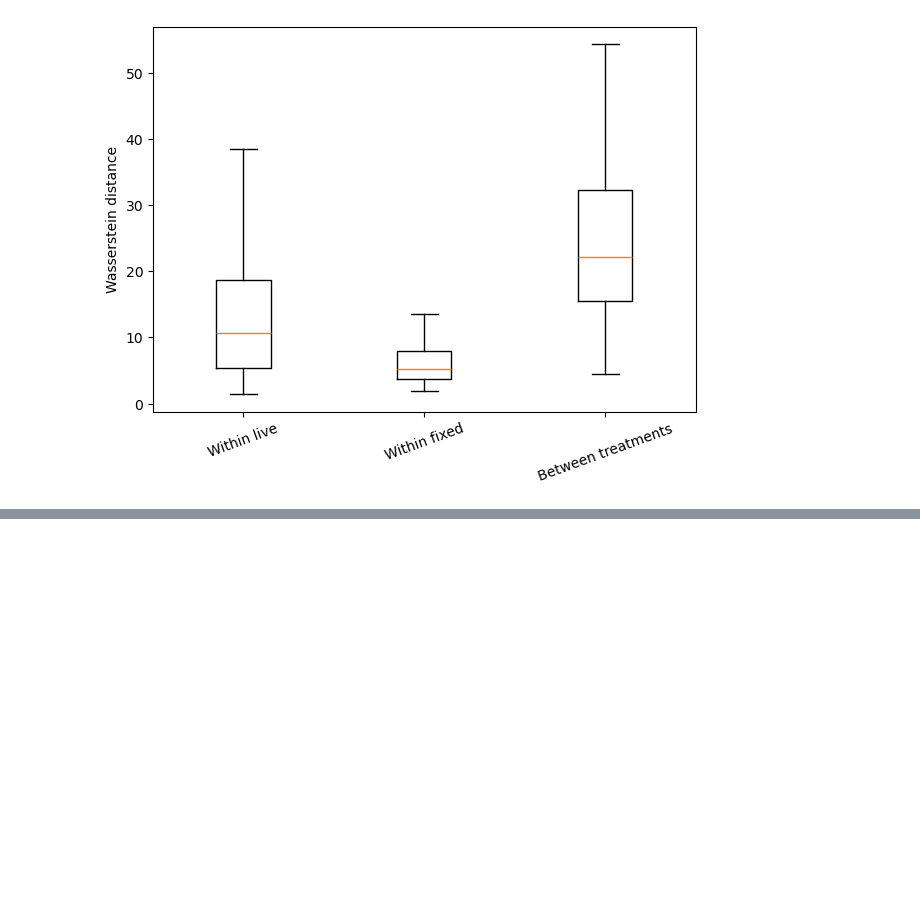
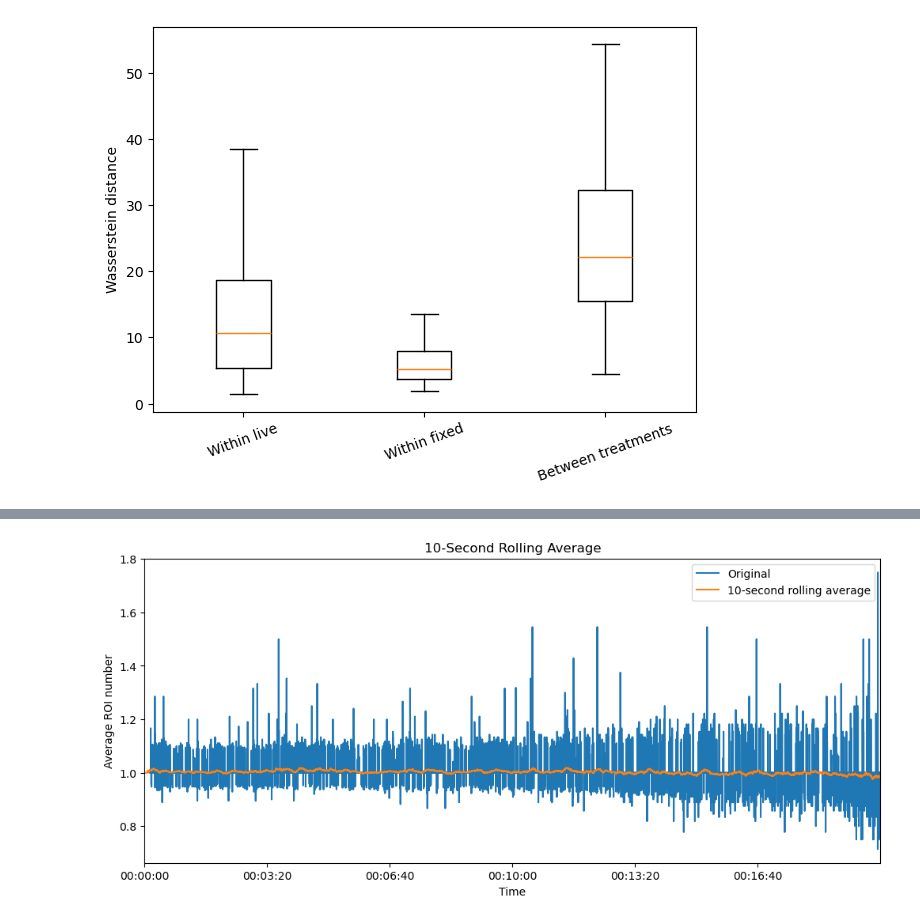
Before and after one commit to michaelstaiger/IFCBParticleSize, a Jupyter notebook: EmpyricalAnalysis/Notebooks/FixedAlexCultureAnalysis.ipynb, the cells around one changed output, grey strips where cells are left out. Drawn from its saved outputs; the diff is of its cells as text; code cells hidden in the pictures; blank space fills up the shorter version.

```diff
--- a/EmpyricalAnalysis/Notebooks/FixedAlexCultureAnalysis.ipynb
+++ b/EmpyricalAnalysis/Notebooks/FixedAlexCultureAnalysis.ipynb
@@ -367,0 +389,24 @@ plt.show()
+# %%
+import pandas as pd
+import matplotlib.pyplot as plt
+
+plot_df = roi_df.copy()
+
+plot_df["time"] = pd.to_timedelta(plot_df["time"], unit="s")
+plot_df = plot_df.sort_values("time").set_index("time")
+
+plot_df["rolling_avg"] = (
+    plot_df["average_roi_number"]
+    .rolling("10s", center=True, min_periods=1)
+    .mean()
+)
+
+plot_df[["average_roi_number", "rolling_avg"]].plot(figsize=(12, 5))
+
+plt.xlabel("Time")
+plt.ylabel("Average ROI number")
+plt.title("10-Second Rolling Average")
+plt.legend(["Original", "10-second rolling average"])
+plt.show()
+# %% [output]
+[figure, added]
```
Also changed, not shown: parts of 3 cells of this notebook, 5 other files.
